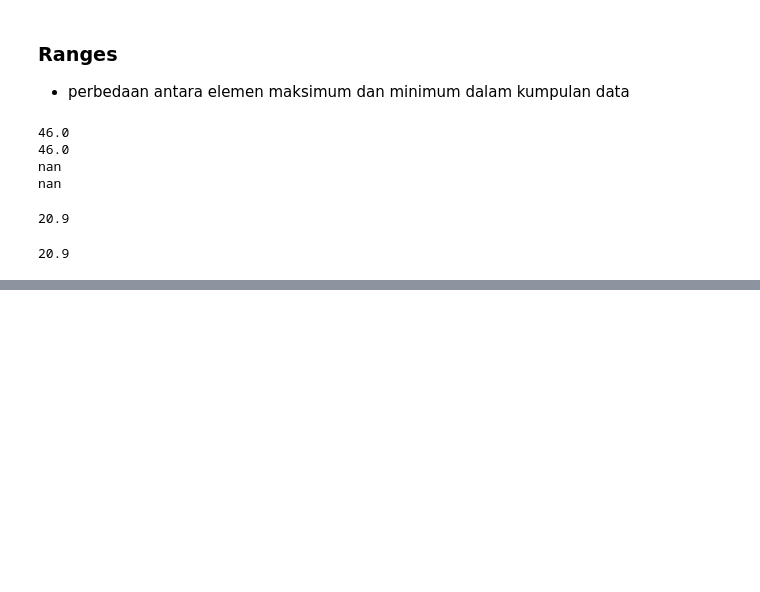
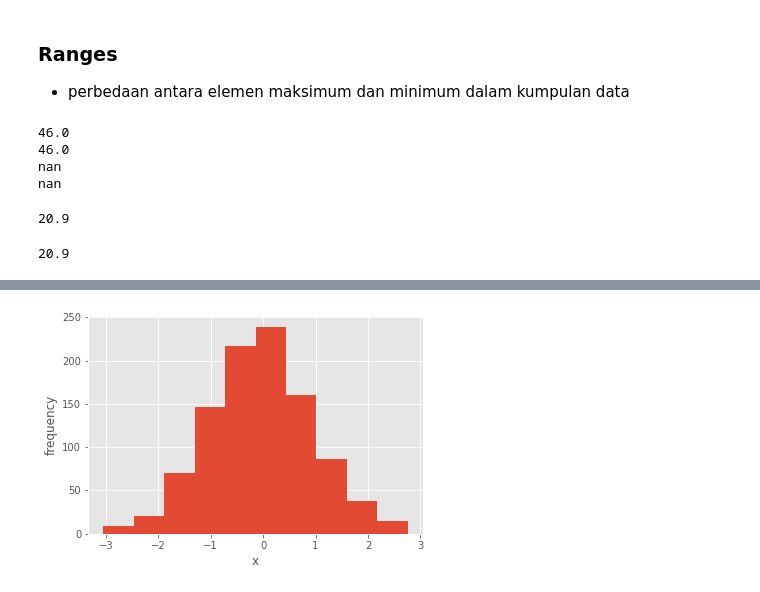
Before and after one commit to ainajefelina/Studi-Independen, a Jupyter notebook: Sesi 9/Summary 1.ipynb, the cells around one changed output, grey strips where cells are left out. Drawn from its saved outputs; the diff is of its cells as text; code cells hidden in the pictures; blank space fills up the shorter version.

```diff
--- a/Sesi 9/Summary 1.ipynb
+++ b/Sesi 9/Summary 1.ipynb
@@ -683,0 +1079,9 @@ quantiles[0.75]-quantiles[0.25]
+# %%
+# kumulatif False
+fig, ax = plt.subplots()
+ax.hist(x, bin_edges, cumulative=False)
+ax.set_xlabel('x')
+ax.set_ylabel('frequency')
+plt.show()
+# %% [output]
+[figure, added]
```
Also changed, not shown: parts of 80 cells of this notebook.
